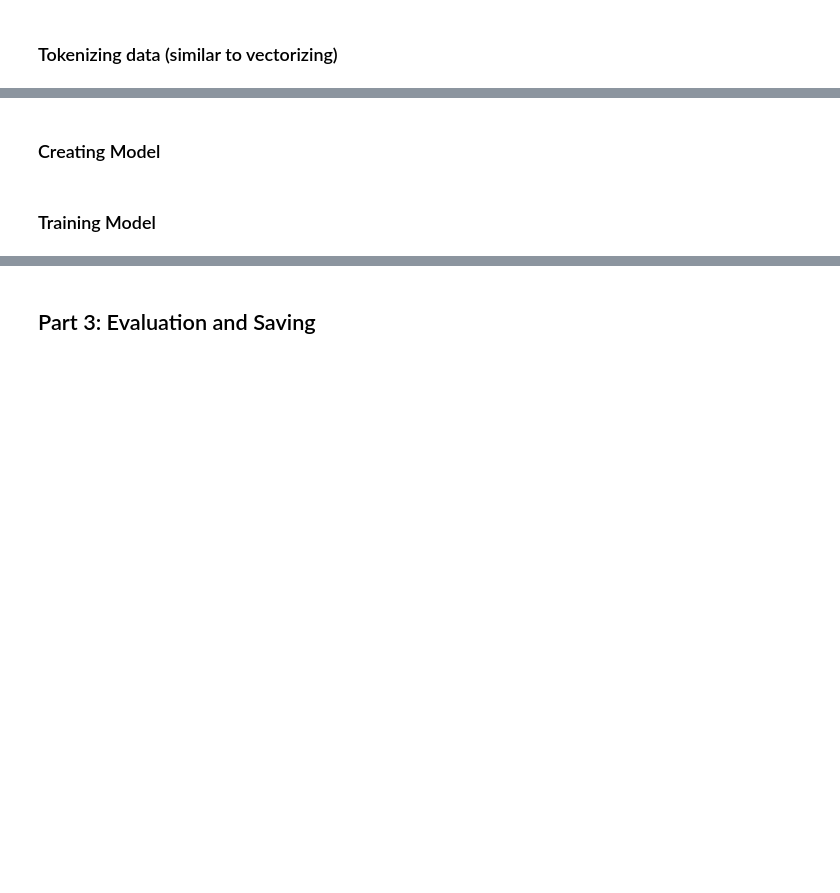
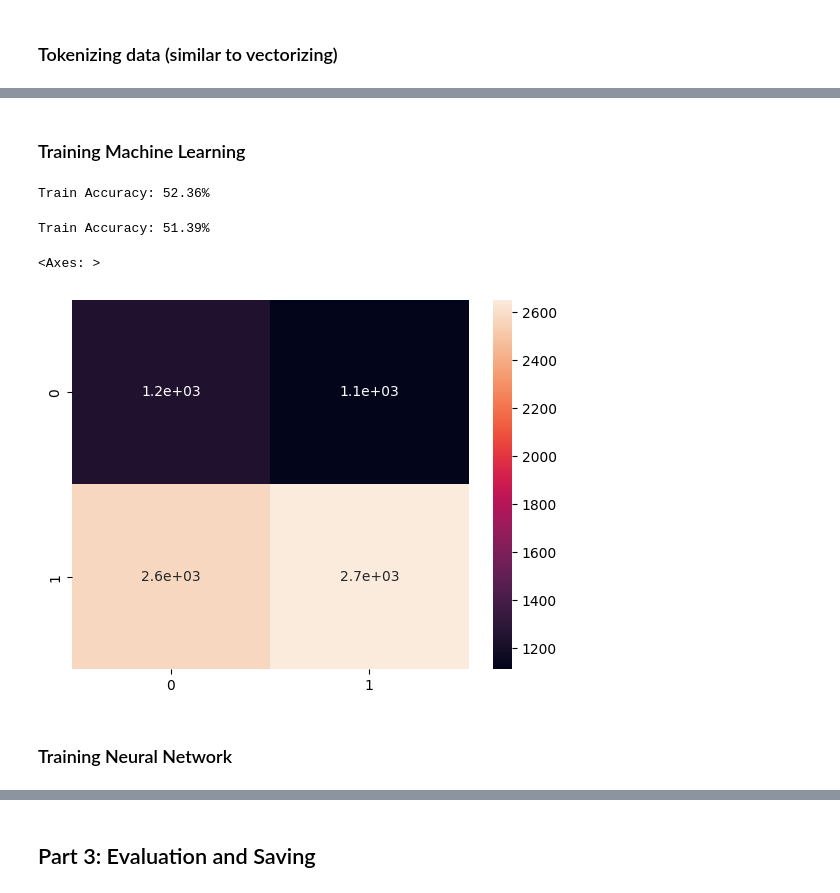
Before and after one commit to neeeal/hate-detection, a Jupyter notebook: hate-procedure.ipynb, the cells around one changed output, grey strips where cells are left out. Cells and saved outputs as stored; diff of their text form; code cells hidden in the pictures; blank space fills up the shorter version.

```diff
--- a/hate-procedure.ipynb
+++ b/hate-procedure.ipynb
@@ -139,8 +219,8 @@ print("# of words in longest data point:", longest_data)
 ### Creating Train and Test sets
 # %%
 ## Splitting train and test data
-train_X, test_X, train_y, test_y = train_test_split(clean_text_data,    # x data
-                                                    clean_label_data,   # y data
+train_X, test_X, train_y, test_y = train_test_split(long_clean_text_data,    # x data
+                                                    long_clean_label_data,   # y data
                                                     test_size=0.2,      #in percentage
                                                     random_state = 42   #for reproducibility
                                                     )
@@ -211,8 +291,8 @@ def text_tokenizer(text, tokenizer, max_len):
                                         )
     return padded_sequences
 
-train_sequences = text_tokenizer(train_X, tokenizer, longest_data)
-test_sequences = text_tokenizer(test_X, tokenizer, longest_data)
+train_sequences = text_tokenizer(train_X, tokenizer, max_len)
+test_sequences = text_tokenizer(test_X, tokenizer, max_len)
 # %%
 ## displaying sample sequences
 for i in range(5):
@@ -226,4 +306,33 @@ for i in range(5):
-# %% [markdown]
-### Creating Model
 # %% [markdown]
-### Training Model
+### Training Machine Learning
+# %%
+## Initializing logistic regression model
+log_reg = LogisticRegression(random_state=42,
+                                solver='liblinear',
+                                # penalty='l2',
+                                # C=1e-2,
+                                # max_iter=50,
+                                )
+# %%
+## Training model
+log_reg.fit(train_sequences, train_y)
+
+## Showing score of training
+print(f'Train Accuracy: {100*log_reg.score(train_sequences, train_y):.2f}%')
+# %% [output]
+Train Accuracy: 52.36%
+# %%
+## Showing score of testing
+print(f'Train Accuracy: {100*log_reg.score(test_sequences, test_y):.2f}%')
+# %% [output]
+Train Accuracy: 51.39%
+# %%
+## Creating confusion matrix
+y_predictions = log_reg.predict(test_sequences)
+cf = confusion_matrix(y_predictions, test_y)
+sns.heatmap(cf, annot=True)
+# %% [output]
+<Axes: >
+[figure, added]
+# %% [markdown]
+### Training Neural Network
```
Also changed, not shown: parts of 35 cells of this notebook, 2 other files.
